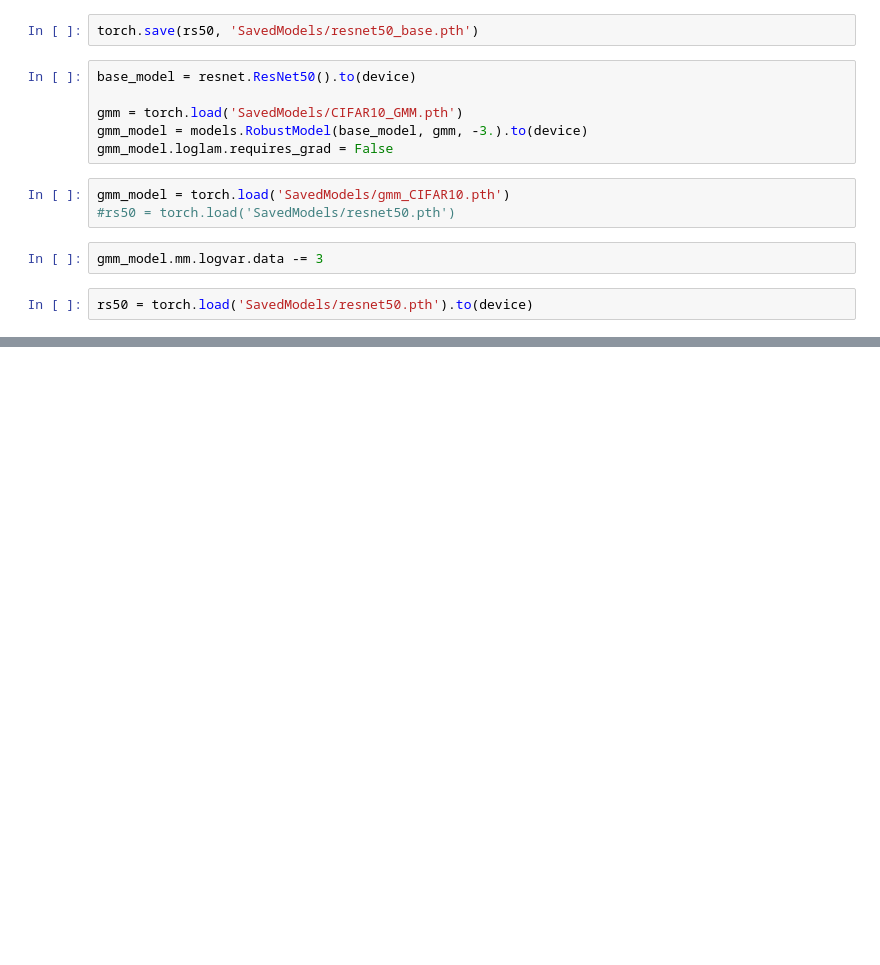
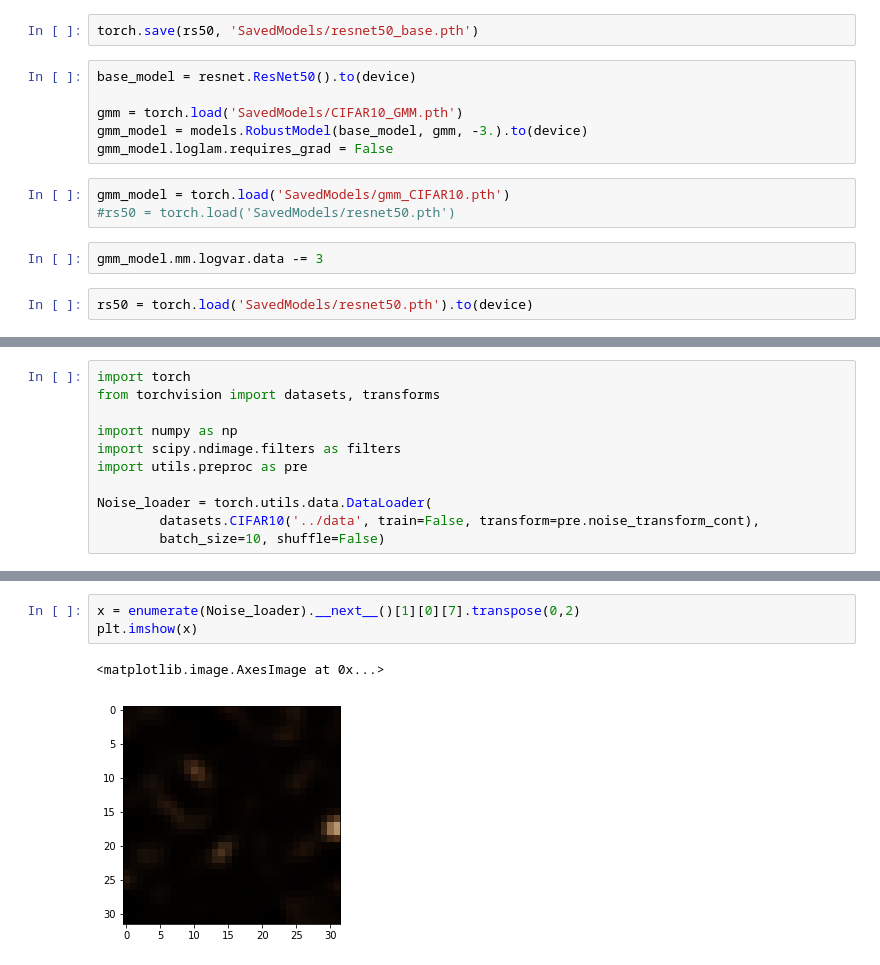
Before and after one commit to AlexMeinke/certified-certain-uncertainty, a Jupyter notebook: GMM-CIFAR10.ipynb, the cells around one changed output, grey strips where cells are left out. Cells and saved outputs as stored; diff of their text form; blank space fills up the shorter version.

```diff
--- a/GMM-CIFAR10.ipynb
+++ b/GMM-CIFAR10.ipynb
@@ -126,0 +107,11 @@ likeE = torch.cat(likeE, 0)
+# %%
+import torch
+from torchvision import datasets, transforms
+
+import numpy as np
+import scipy.ndimage.filters as filters
+import utils.preproc as pre
+
+Noise_loader = torch.utils.data.DataLoader(
+        datasets.CIFAR10('../data', train=False, transform=pre.noise_transform_cont),
+        batch_size=10, shuffle=False)
@@ -126,0 +122,6 @@ likeE = torch.cat(likeE, 0)
+# %%
+x = enumerate(Noise_loader).__next__()[1][0][7].transpose(0,2)
+plt.imshow(x)
+# %% [output]
+<matplotlib.image.AxesImage at 0x...>
+[figure, added]
```
Also changed, not shown: parts of 23 cells of this notebook, 7 other files.
